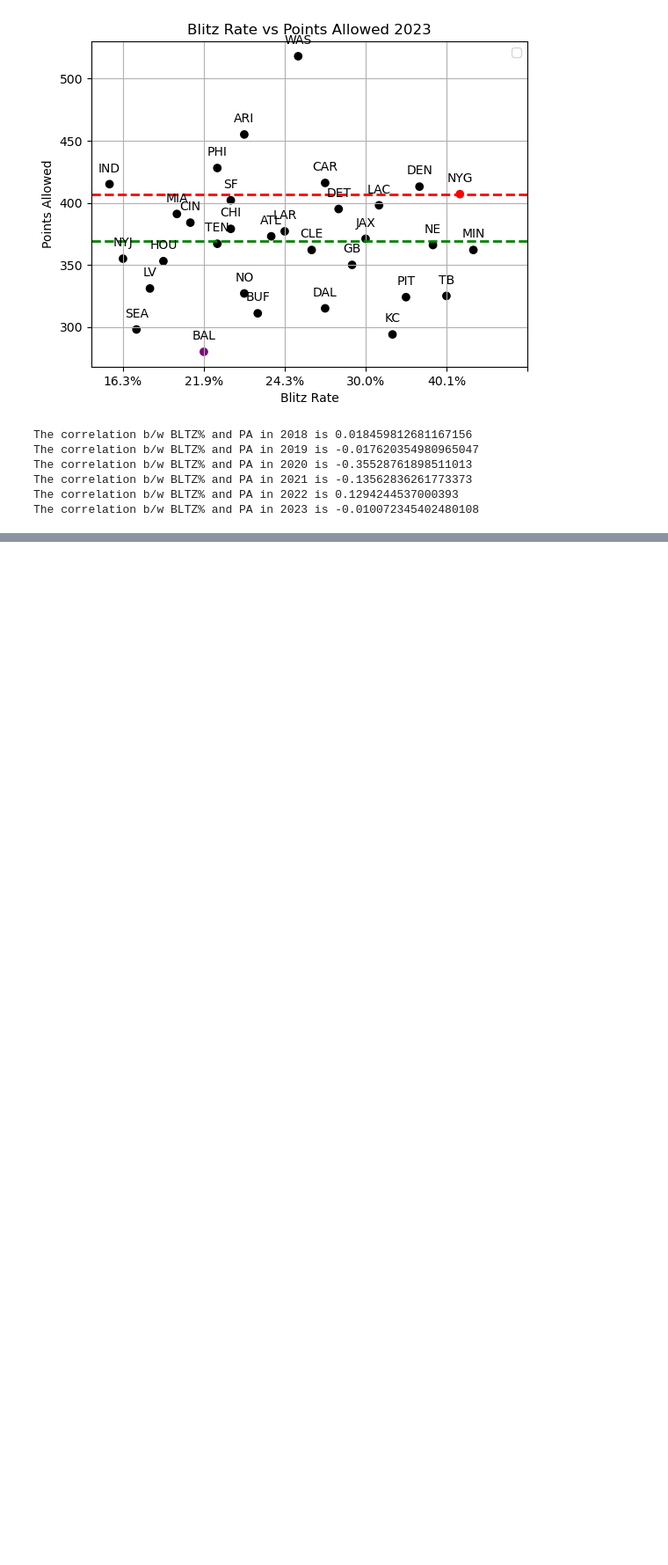
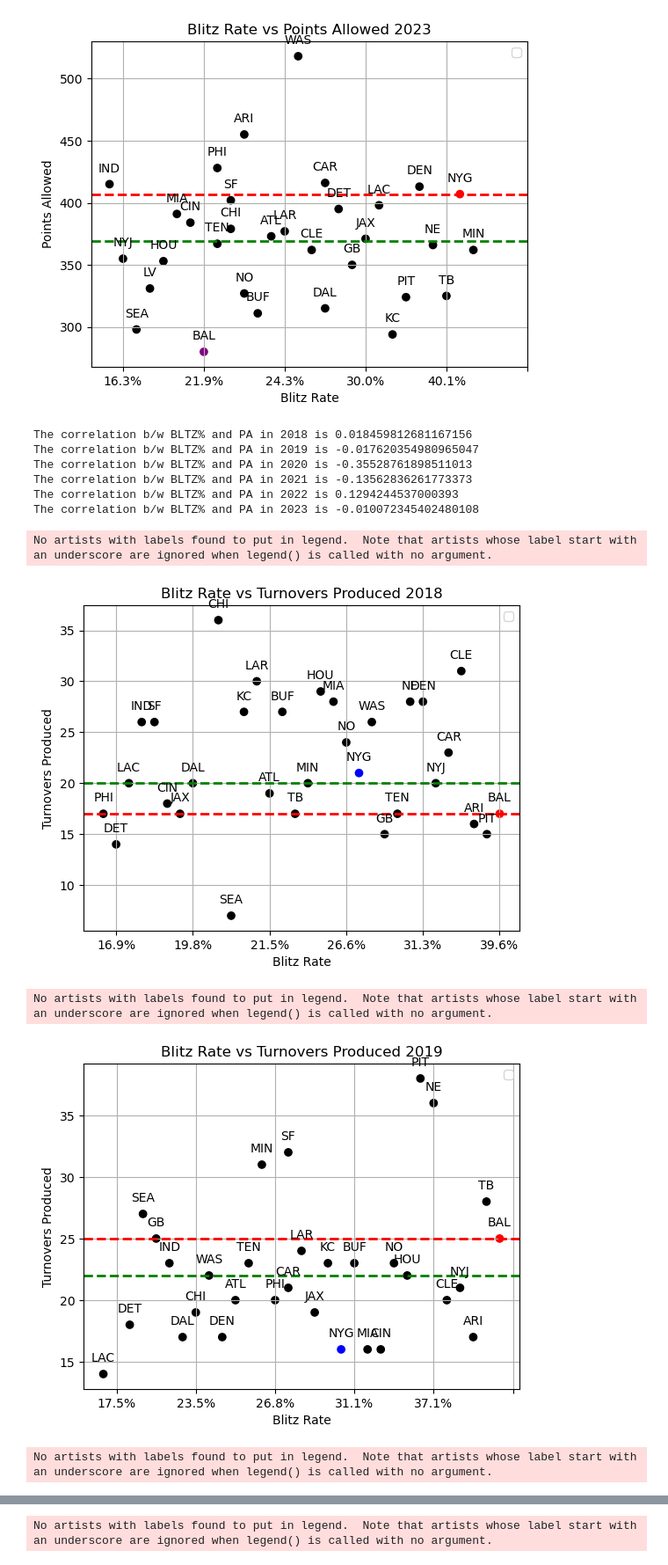
Before and after one commit to chue02/BlitzDefense, a Jupyter notebook: blitzGraphs.ipynb, the cells around one changed output, grey strips where cells are left out. Shown at 88% size. Cells and saved outputs as stored; diff of their text form; code cells hidden in the pictures; blank space fills up the shorter version.

```diff
--- a/blitzGraphs.ipynb
+++ b/blitzGraphs.ipynb
@@ -363,3 +417,17 @@ The correlation b/w BLTZ% and PA in 2020 is -0.35528761898511013
 The correlation b/w BLTZ% and PA in 2021 is -0.13562836261773373
 The correlation b/w BLTZ% and PA in 2022 is 0.1294244537000393
 The correlation b/w BLTZ% and PA in 2023 is -0.010072345402480108
+# %%
+# GRAPH BETWEEN BLITZ% AND TOs
+# Need to convert PA from object to floats
+for x in range(len(data)):
+    data[x]['TO'] = data[x]['TO'].astype(float)
+
+for x in range(len(data)):
+    blitzGrapher(data[x], years[x], "TO", "Turnovers Produced")
+# %% [output]
+No artists with labels found to put in legend.  Note that artists whose label start with an underscore are ignored when legend() is called with no argument.
+[figure, added]
+No artists with labels found to put in legend.  Note that artists whose label start with an underscore are ignored when legend() is called with no argument.
+[figure, added]
+No artists with labels found to put in legend.  Note that artists whose label start with an underscore are ignored when legend() is called with no argument.
@@ -365,0 +435 @@ The correlation b/w BLTZ% and PA in 2023 is -0.010072345402480108
+No artists with labels found to put in legend.  Note that artists whose label start with an underscore are ignored when legend() is called with no argument.
```
Also changed, not shown: parts of 11 cells of this notebook, 3 other files.
